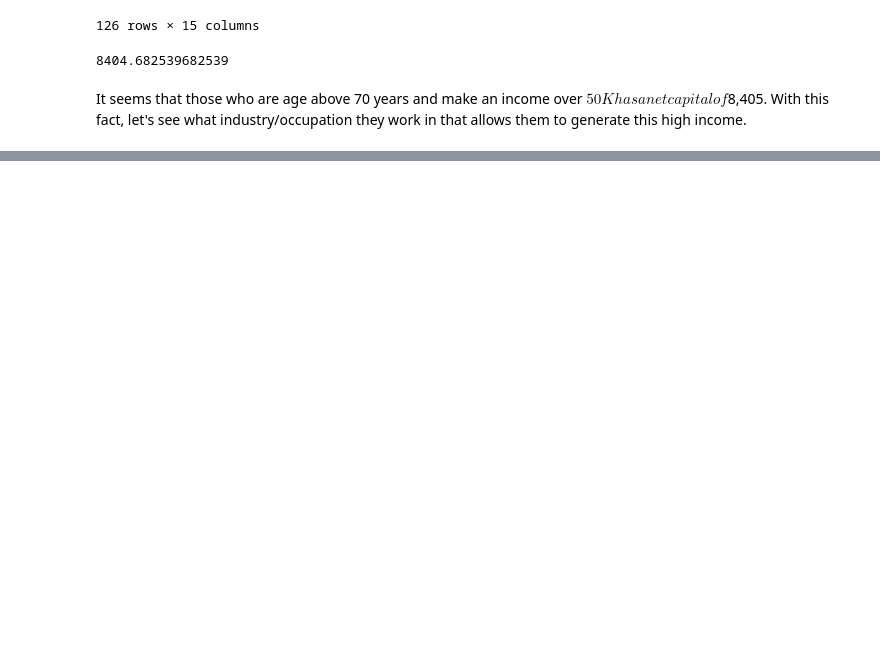
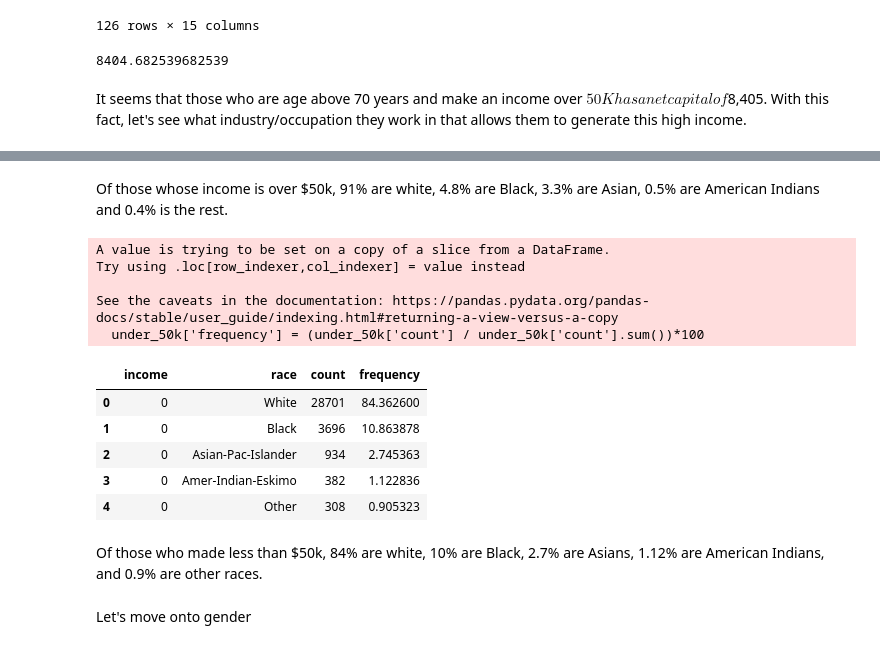
Before and after one commit to klam912/income_prediction, a Jupyter notebook: code/analysis.ipynb, the cells around one changed output, grey strips where cells are left out. Drawn from its saved outputs; the diff is of its cells as text; code cells hidden in the pictures; blank space fills up the shorter version.

```diff
--- a/code/analysis.ipynb
+++ b/code/analysis.ipynb
@@ -603,0 +741,21 @@ It seems that those who are age above 70 years and make an income over $50K has
+# %% [markdown]
+Of those whose income is over $50k, 91% are white, 4.8% are Black, 3.3% are Asian, 0.5% are American Indians and 0.4% is the rest.
+# %%
+under_50k['frequency'] = (under_50k['count'] / under_50k['count'].sum())*100
+under_50k.head()
+# %% [output]
+A value is trying to be set on a copy of a slice from a DataFrame.
+Try using .loc[row_indexer,col_indexer] = value instead
+
+See the caveats in the documentation: https://pandas.pydata.org/pandas-docs/stable/user_guide/indexing.html#returning-a-view-versus-a-copy
+  under_50k['frequency'] = (under_50k['count'] / under_50k['count'].sum())*100
+|  | income | race | count | frequency |
+| 0 | 0 | White | 28701 | 84.362600 |
+| 1 | 0 | Black | 3696 | 10.863878 |
+| 2 | 0 | Asian-Pac-Islander | 934 | 2.745363 |
+| 3 | 0 | Amer-Indian-Eskimo | 382 | 1.122836 |
+| 4 | 0 | Other | 308 | 0.905323 |
+# %% [markdown]
+Of those who made less than $50k, 84% are white, 10% are Black, 2.7% are Asians, 1.12% are American Indians, and 0.9% are other races.
+# %% [markdown]
+Let's move onto gender
```
Also changed, not shown: parts of 31 cells of this notebook.
